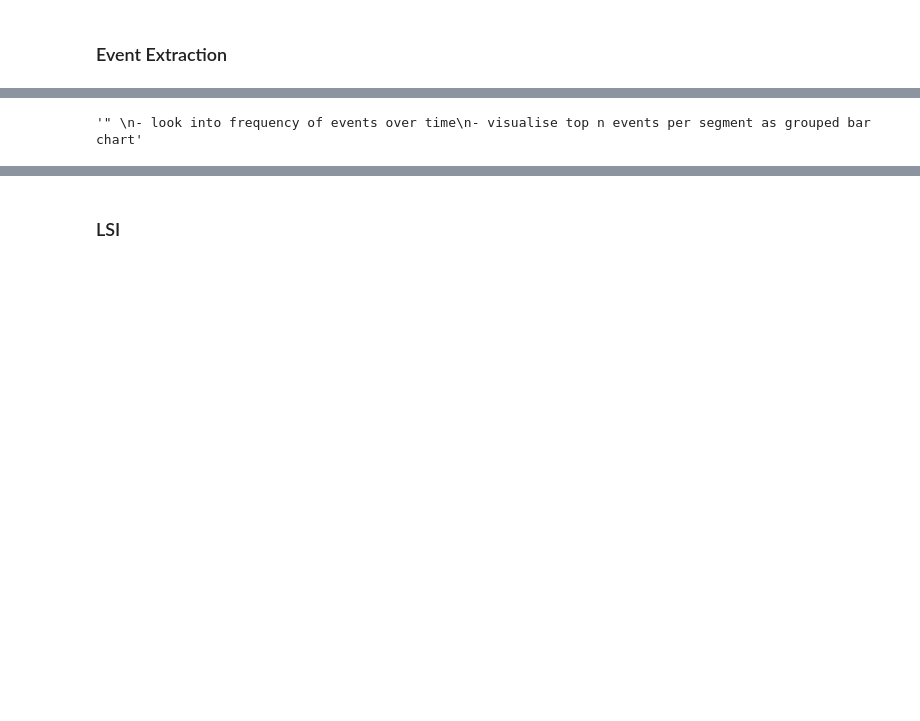
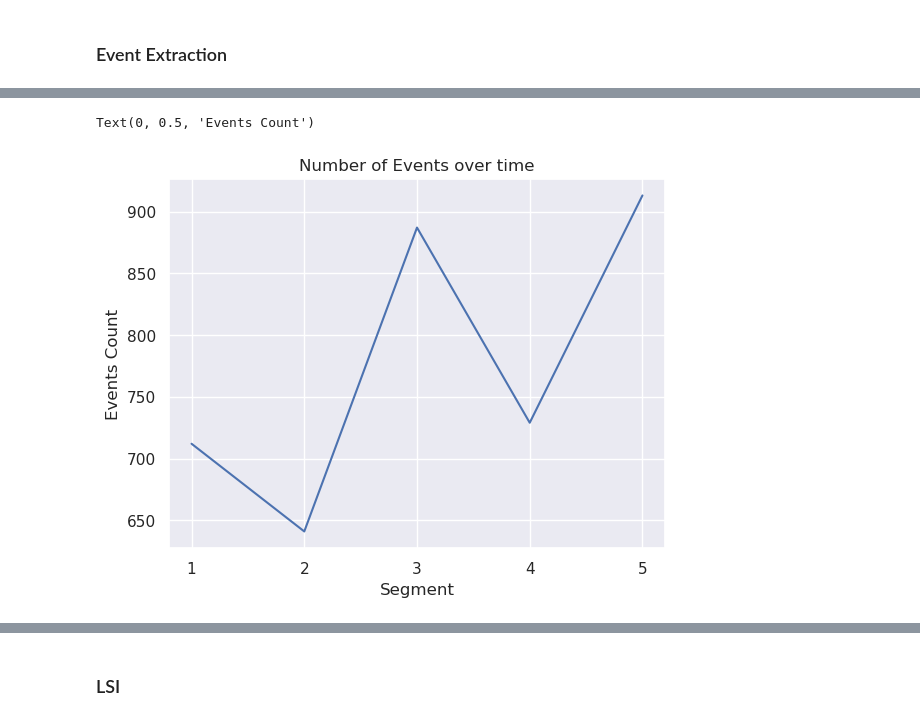
Before and after one commit to DavidSiegl/Sherlock-Holmes-Narrative-Arc, a Jupyter notebook: Code.ipynb, the cells around one changed output, grey strips where cells are left out. Saved outputs shown, nothing was run; the diff lists cells and outputs as text; code cells hidden in the pictures; blank space fills up the shorter version.

Commit message:
event extraction finish

```diff
--- a/Code.ipynb
+++ b/Code.ipynb
@@ -1406,2 +1448,2 @@ df_sherlock_segments_event = df_sherlock_segments_event.loc[~df_sherlock_segment
 # %%
-df_sherlock_segments_event['text_pos'] = df_sherlock_segments_event['segments_event'].apply(pos_tag_text)
+df_sherlock_segments_event['events'] = df_sherlock_segments_event['segments_event'].apply(extract_events)
@@ -1463,3 +1450 @@ def preprocess_and_extract_events(text):
-# %%
-df_sherlock_segments_event['events'] = df_sherlock_segments_event['segments_event'].apply(preprocess_and_extract_events)
 # %%
@@ -1506,7 +1489,19 @@ vectorizer = CountVectorizer()
-# %%
-"""
-- look into frequency of events over time
-- visualise top n events per segment as grouped bar chart
-"""
-# %% [output]
-'" \n- look into frequency of events over time\n- visualise top n events per segment as grouped bar chart'
+# %%
+counts = []
+for row in df_sherlock_segments_event['events']:
+    count = len(row)
+    counts.append(count)
+
+df_sherlock_segments_event['events_count'] = counts
+# %%
+summary_stats_event = df_sherlock_segments_event[['segment_num', 'events_count']].groupby('segment_num').agg('sum')
+# %%
+sns.set_theme()
+sns.lineplot(data = summary_stats_event, x='segment_num', y='events_count')
+plt.gca().set_xticks(range(1, 6, 1))
+plt.title('Number of Events over time')
+plt.xlabel('Segment')
+plt.ylabel('Events Count')
+# %% [output]
+Text(0, 0.5, 'Events Count')
+[figure, added]
```
Also changed, not shown: parts of 17 cells of this notebook.
